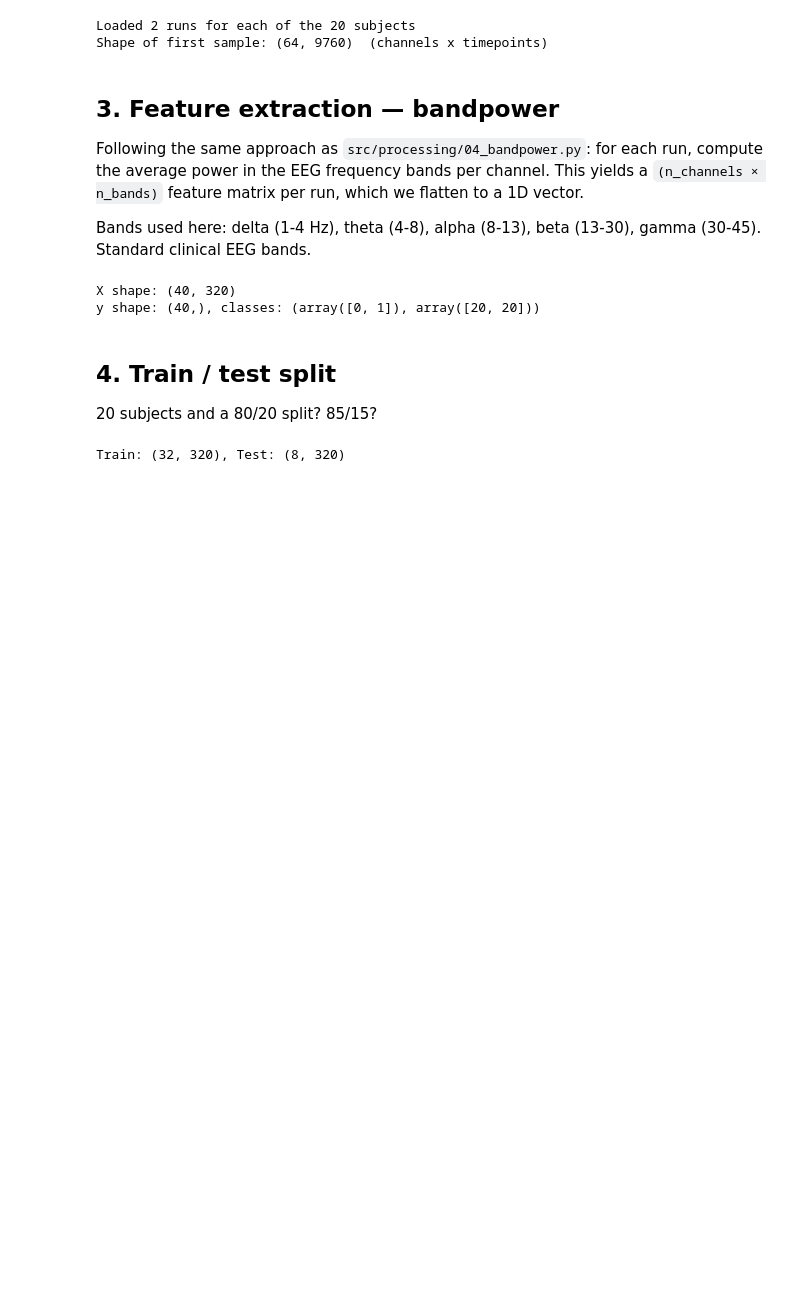
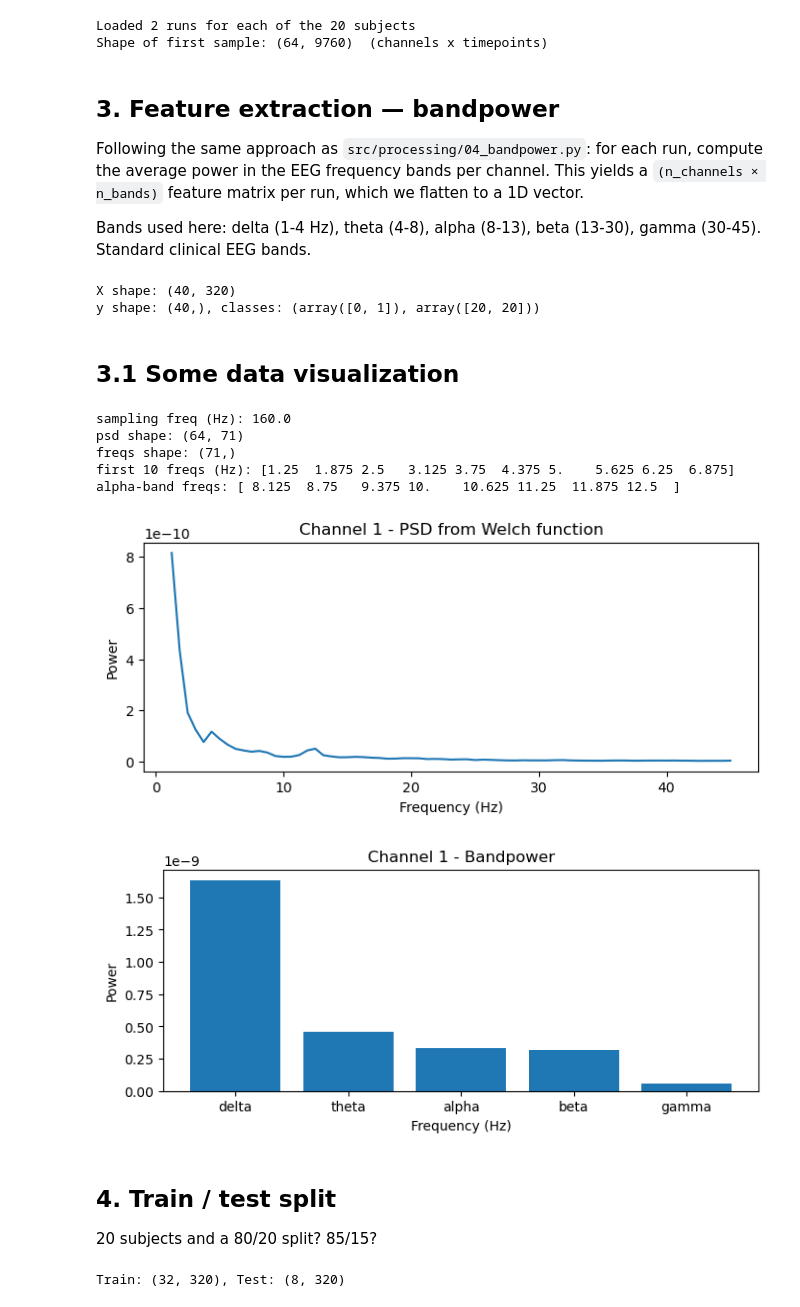
Before and after one commit to smallperalta/mtbi_meeg, a Jupyter notebook: experiments/torch_mlp_nn.ipynb, the cells around one changed output. Cells and saved outputs as stored; diff of their text form; code cells hidden in the pictures; blank space fills up the shorter version.

Commit message:
Add bandpower data visualization

```diff
--- a/experiments/torch_mlp_nn.ipynb
+++ b/experiments/torch_mlp_nn.ipynb
@@ -117,6 +117,43 @@ print(f'y shape: {y.shape}, classes: {np.unique(y, return_counts=True)}')
 # %% [output]
 X shape: (40, 320)
 y shape: (40,), classes: (array([0, 1]), array([20, 20]))
+# %% [markdown]
+## 3.1 Some data visualization
+# %%
+# First 3-uple of samples
+data_0, _, sfreq_0 = samples[0]
+psd, freqs = mne.time_frequency.psd_array_welch(data_0, sfreq=sfreq_0, fmin=1, fmax=45)
+print("sampling freq (Hz):", sfreq_0)
+print("psd shape:", psd.shape)             # (64, ~72)
+print("freqs shape:", freqs.shape)          # (~72,)
+print("first 10 freqs (Hz):", freqs[:10])
+print("alpha-band freqs:", freqs[(freqs >= 8) & (freqs < 13)])
+
+# Plot channel 1's Welch PSD
+plt.figure(figsize=(8, 3))
+plt.plot(freqs, psd[0])
+plt.xlabel('Frequency (Hz)')
+plt.ylabel('Power')
+plt.title('Channel 1 - PSD from Welch function')
+plt.show()
+
+# Plot channel 1's band spectrum
+plt.figure(figsize=(8, 3))
+plt.bar(['delta','theta','alpha','beta','gamma'], X[0][5:10])
+plt.title('Channel 1 - Bandpower')
+plt.ylabel('power')
+plt.xlabel('Frequency (Hz)')
+plt.ylabel('Power')
+plt.show()
+plt.show()
+# %% [output]
+sampling freq (Hz): 160.0
+psd shape: (64, 71)
+freqs shape: (71,)
+first 10 freqs (Hz): [1.25  1.875 2.5   3.125 3.75  4.375 5.    5.625 6.25  6.875]
+alpha-band freqs: [ 8.125  8.75   9.375 10.    10.625 11.25  11.875 12.5  ]
+[figure, added]
+[figure, added]
 # %% [markdown]
 ## 4. Train / test split
 
```
